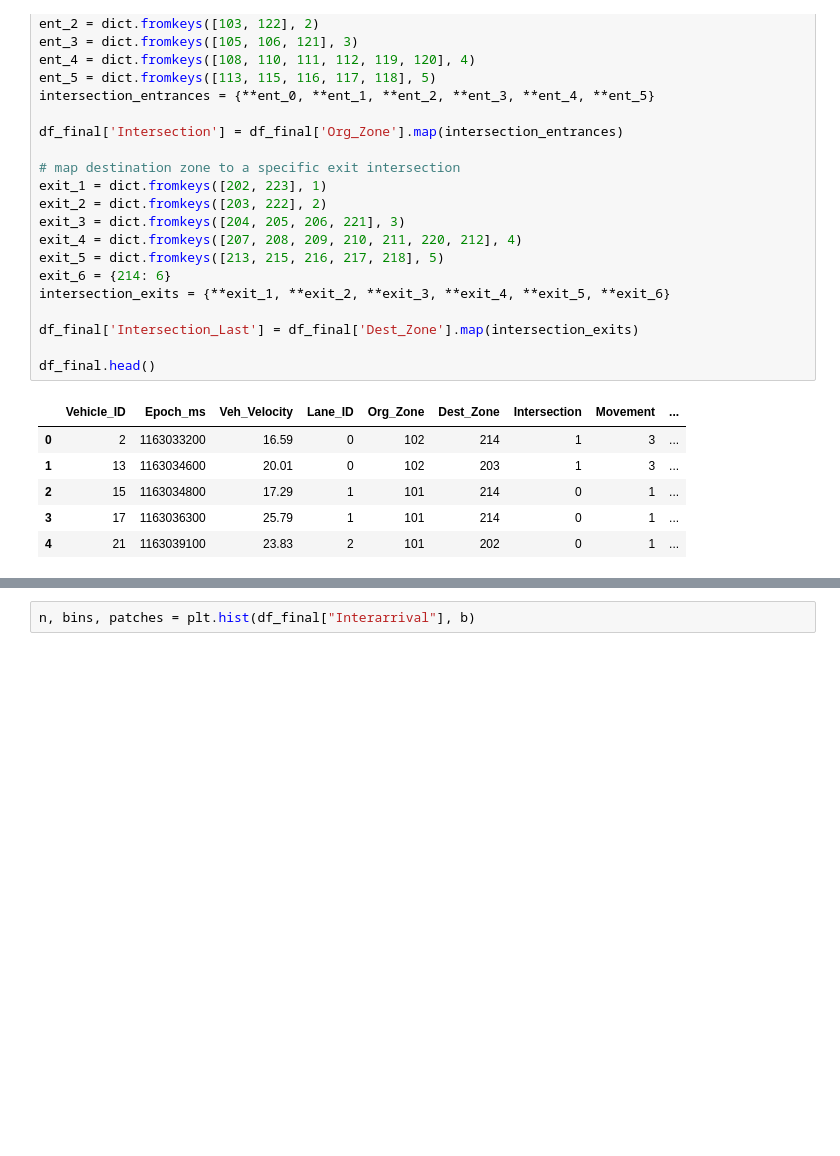
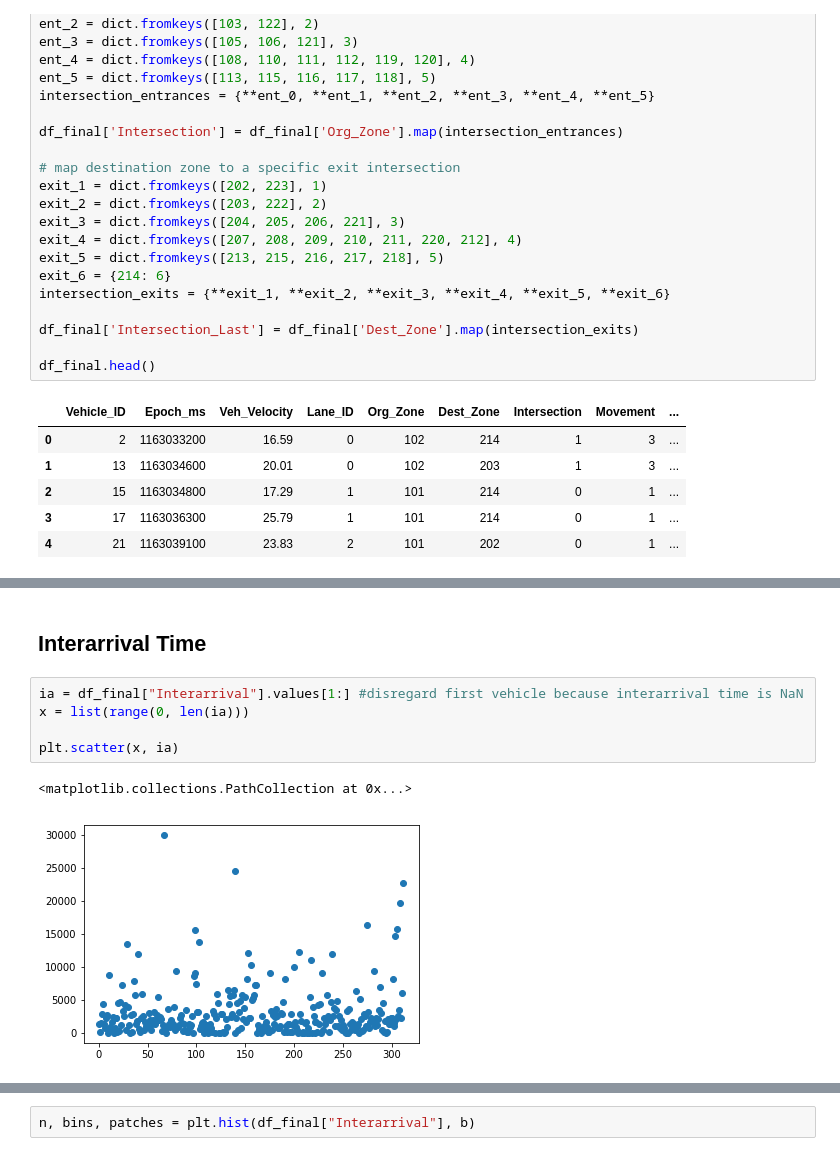
Before and after one commit to bglowniak/TrafficSimulation, a Jupyter notebook: Input Analysis/Input Analysis.ipynb, the cells around one changed output, grey strips where cells are left out. Drawn from its saved outputs; the diff is of its cells as text; blank space fills up the shorter version.

```diff
--- a/Input Analysis/Input Analysis.ipynb
+++ b/Input Analysis/Input Analysis.ipynb
@@ -69,0 +91,10 @@ b = round(math.sqrt(l))
+# %% [markdown]
+## Interarrival Time
+# %%
+ia = df_final["Interarrival"].values[1:] #disregard first vehicle because interarrival time is NaN
+x = list(range(0, len(ia)))
+
+plt.scatter(x, ia)
+# %% [output]
+<matplotlib.collections.PathCollection at 0x...>
+[figure, added]
```
Also changed, not shown: parts of 8 cells of this notebook, 4 other files.
